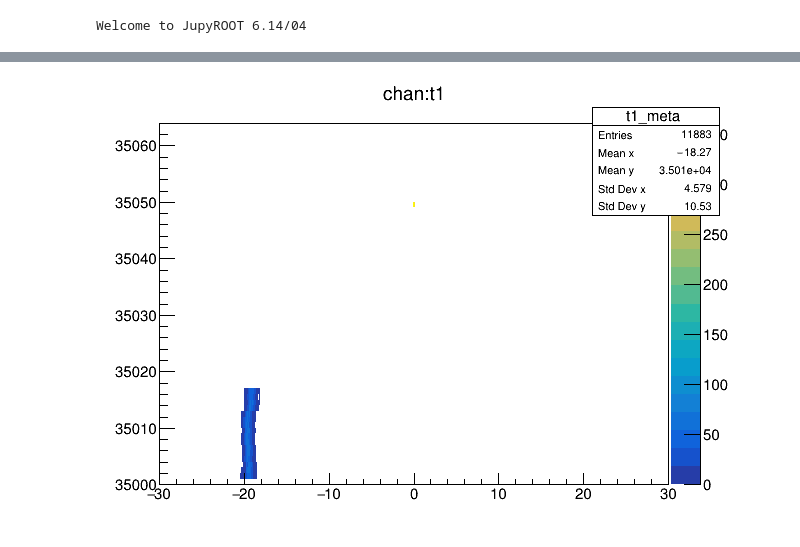
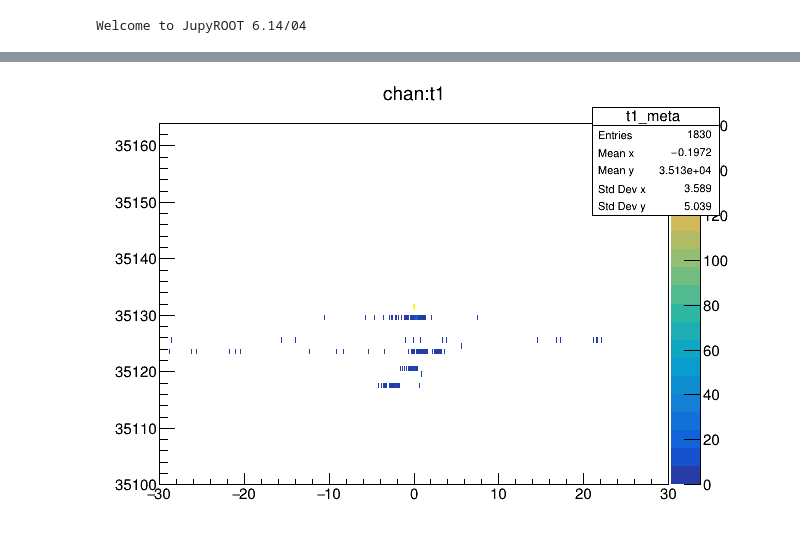
Before and after one commit to acidbourbon/PT_full_system, a Jupyter notebook: workdir/jupyter/fst_onthefly.ipynb, the cells around one changed output, grey strips where cells are left out. Cells and saved outputs as stored; diff of their text form; code cells hidden in the pictures.

```diff
--- a/workdir/jupyter/fst_onthefly.ipynb
+++ b/workdir/jupyter/fst_onthefly.ipynb
@@ -48,7 +48,7 @@ Warning in <TClass::Init>: no dictionary for class Hit is available
 # %%
-tdc=350
+tdc=351
 disp_channels = 64
 tree.Draw("chan:t1>>t1_meta(1000,-30,30,{:d},{:d},{:d})".format(disp_channels,tdc*100,tdc*100+disp_channels),"","colz")
 c.Draw()
 # %% [output]
-[figure, old version]
+[figure, new version]
```
Also changed, not shown: parts of 6 cells of this notebook, 7 other files.
